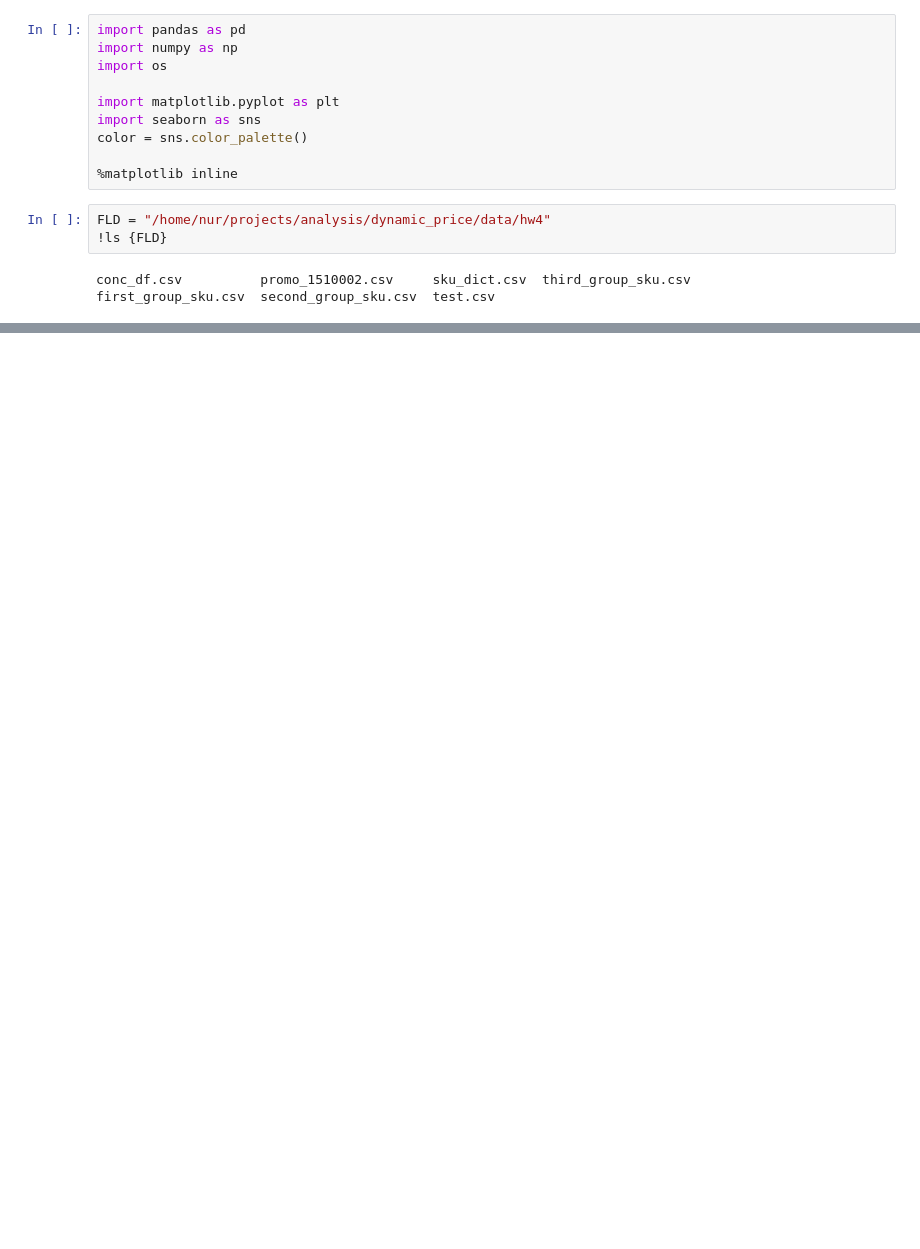
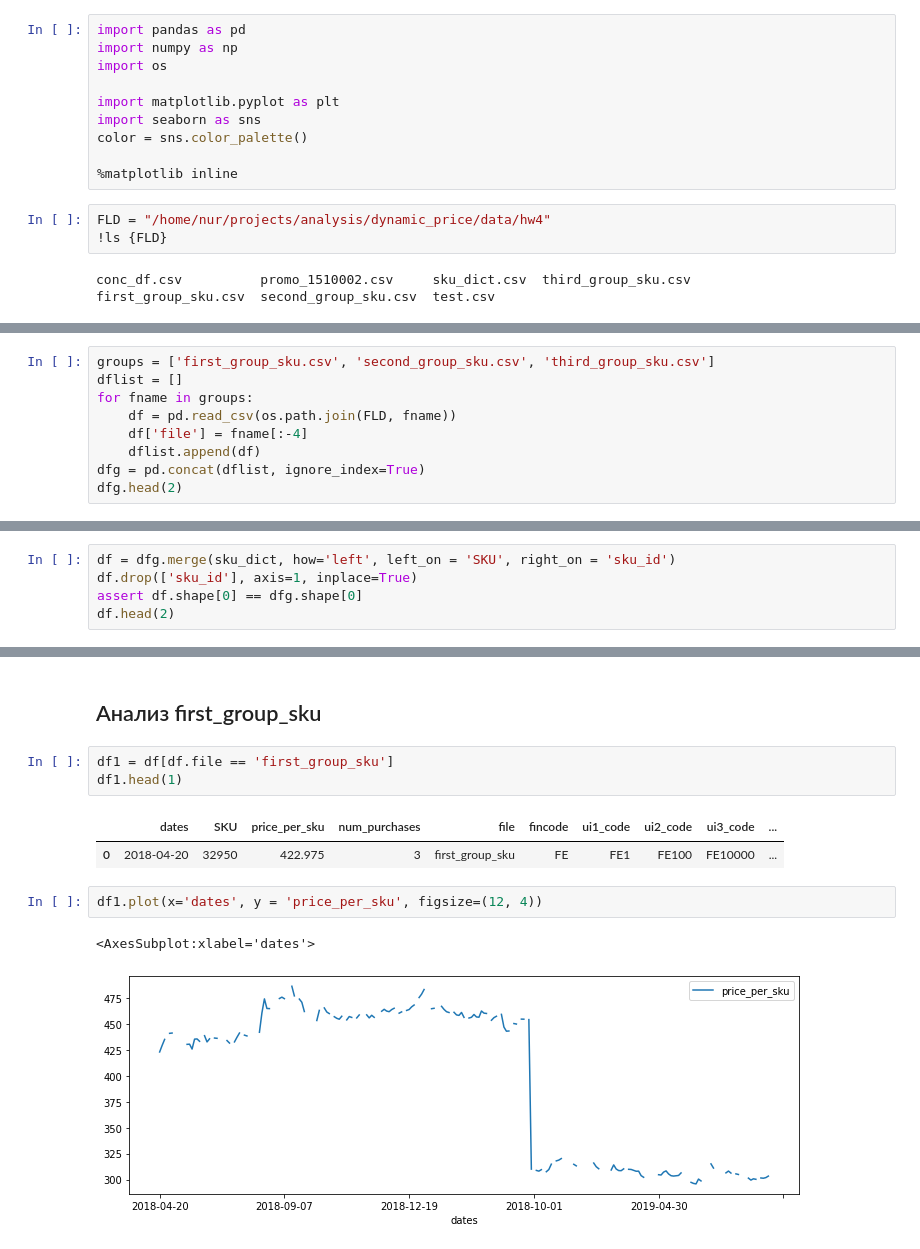
Before and after one commit to ILDAR9/advanced_ml, a Jupyter notebook: dynamic_price/notebooks/hw4.ipynb, the cells around one changed output, grey strips where cells are left out. Drawn from its saved outputs; the diff is of its cells as text; blank space fills up the shorter version.

Commit message:
hw4 and hw6 on dynamic_price are done

```diff
--- a/dynamic_price/notebooks/hw4.ipynb
+++ b/dynamic_price/notebooks/hw4.ipynb
@@ -18,0 +26,9 @@ sku_dict = pd.read_csv(os.path.join(FLD, 'sku_dict.csv'))
+# %%
+groups = ['first_group_sku.csv', 'second_group_sku.csv', 'third_group_sku.csv']
+dflist = []
+for fname in groups:
+    df = pd.read_csv(os.path.join(FLD, fname))
+    df['file'] = fname[:-4]
+    dflist.append(df)
+dfg = pd.concat(dflist, ignore_index=True)
+dfg.head(2)
@@ -18,0 +39,5 @@ sku_dict = pd.read_csv(os.path.join(FLD, 'sku_dict.csv'))
+# %%
+df = dfg.merge(sku_dict, how='left', left_on = 'SKU', right_on = 'sku_id')
+df.drop(['sku_id'], axis=1, inplace=True)
+assert df.shape[0] == dfg.shape[0]
+df.head(2)
@@ -18,0 +73,13 @@ sku_dict = pd.read_csv(os.path.join(FLD, 'sku_dict.csv'))
+# %% [markdown]
+## Анализ first_group_sku
+# %%
+df1 = df[df.file == 'first_group_sku']
+df1.head(1)
+# %% [output]
+|  | dates | SKU | price_per_sku | num_purchases | file | fincode | ui1_code | ui2_code | ui3_code | ... |
+| 0 | 2018-04-20 | 32950 | 422.975 | 3 | first_group_sku | FE | FE1 | FE100 | FE10000 | ... |
+# %%
+df1.plot(x='dates', y = 'price_per_sku', figsize=(12, 4))
+# %% [output]
+<AxesSubplot:xlabel='dates'>
+[figure, added]
```
Also changed, not shown: parts of 53 cells of this notebook, 8 other files.
